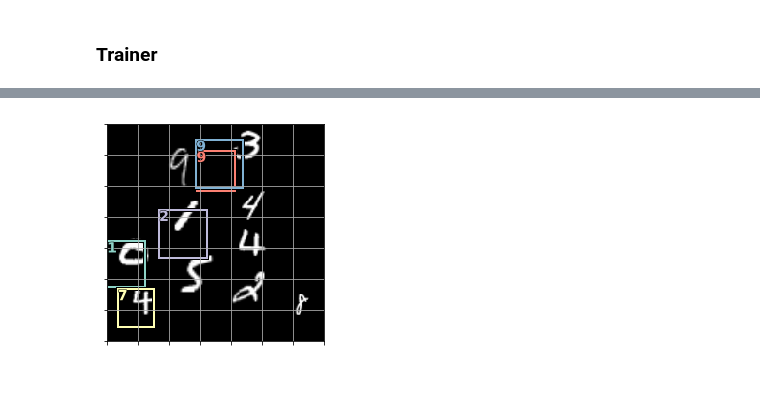
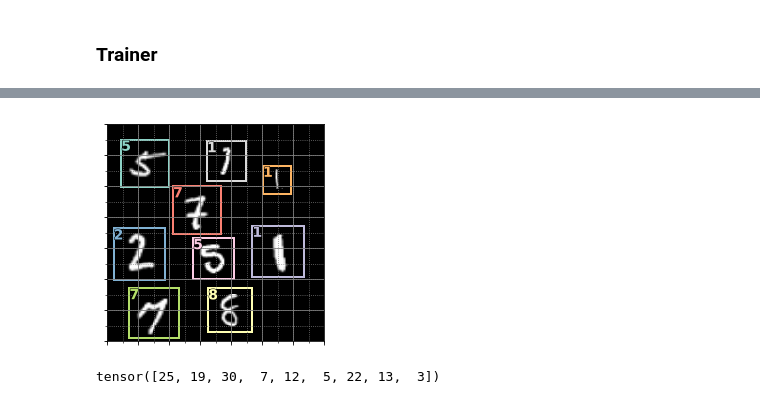
Before and after one commit to fabiocapsouza/ia376f, a Jupyter notebook: f116735-MNIST-SSD-fastai.ipynb, the cells around one changed output, grey strips where cells are left out. Drawn from its saved outputs; the diff is of its cells as text; code cells hidden in the pictures.

```diff
--- a/f116735-MNIST-SSD-fastai.ipynb
+++ b/f116735-MNIST-SSD-fastai.ipynb
@@ -1175,3 +1492,0 @@ Best model was saved at epoch 22 with loss 1.94439: .models/ssd_fastai_focal_sgd
-# %%
-h = trainer.callbacks[-1].history
-plt.plot(h)
@@ -1254,16 +1519,19 @@ def to_device(T, device):
 # %%
-X, Y = get_batch(dls['train'])
-X = X[:20]
-Y = (Y[0][:20], Y[1][:20])
+N = 40
+X, Y = get_batch(dls['val'])
+X = X[:N]
+Y = (Y[0][:N], Y[1][:N])
 X = to_device(X, 'cuda')
 Y = to_device(Y, 'cuda')
 
-model = model.eval()
-pred = model(X)
-ssd_loss(pred, Y, print_it=True)
+with torch.no_grad():
+    model = model.eval()
+    pred = model(X)
+ssd_loss(pred, Y)
 bbox_pred = [
     torch.clamp(actn_to_bb(bb_pred, model.anchors), min=0, max=1) for bb_pred in pred[0]
 ]
+bbox_pred = [hw2corners(bbox[:, :2], bbox[:, 2:]) for bbox in bbox_pred]
 cls_prob, cls_pred = pred[1].max(2)   # max on (batch_size, boxes, cls_scores)
 cls_prob = cls_prob.sigmoid()
 
@@ -1296,14 +1541,0 @@ tensor([5, 1, 0, 9, 2, 4, 3, 4, 4, 8], device='cuda:0')
-# %%
-def show_sample(x, boxes, classes, probs=None, thresh=0.2, ax=None):
-    ax = show_img(x, ax=ax)
-
-    if probs is not None:
-        idx = (probs > thresh).nonzero()
-        idx = idx[:, 0] if len(idx) else torch.tensor([], dtype=torch.long)
-    else:
-        idx = torch.arange(len(boxes))
-    for i, (b, c) in enumerate(zip(boxes[idx], classes[idx])):
-        color = colr_list[i%12]
-        box = torch.cat([b[:2], b[2:]-b[:2]]) * x.shape[-1]
-        draw_rect(ax, box, color=color)
-        draw_text(ax, box[:2], c.item(), color=color)
@@ -1372,4 +1645,14 @@ boxes.shape, clss.shape, probs.shape
+# %%
+boxes = bbox_pred[ix]
+clss = cls_pred[ix]
+probs = cls_prob[ix]
 # %%
-show_sample(X[ix].cpu().numpy().squeeze(), boxes, clss, probs=probs, thresh=0.2)
+show_sample(X[ix].cpu().numpy().squeeze(), boxes, clss, probs=probs, thresh=0.3, iou_thresh=0.5)
 # %% [output]
-[figure, old version]
+[figure, new version]
+# %%
+nms_ix = non_max_suppression_fast(boxes[idx_obj], probs[idx_obj], overlapThresh=0.5)
+nms_ix = torch.tensor(nms_ix)
+nms_ix
+# %% [output]
+tensor([25, 19, 30,  7, 12,  5, 22, 13,  3])
```
Also changed, not shown: parts of 109 cells of this notebook, 1 other file.
